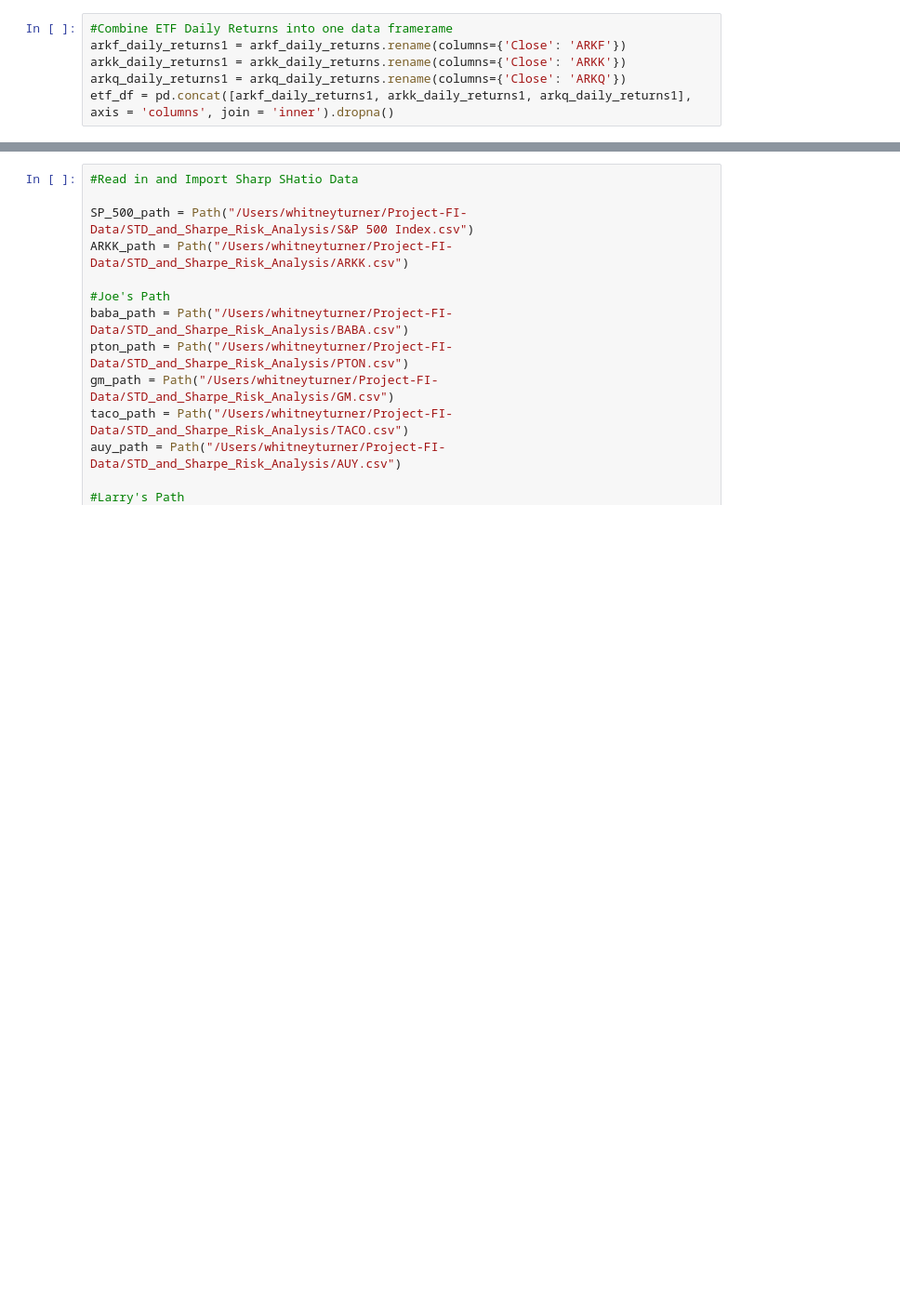
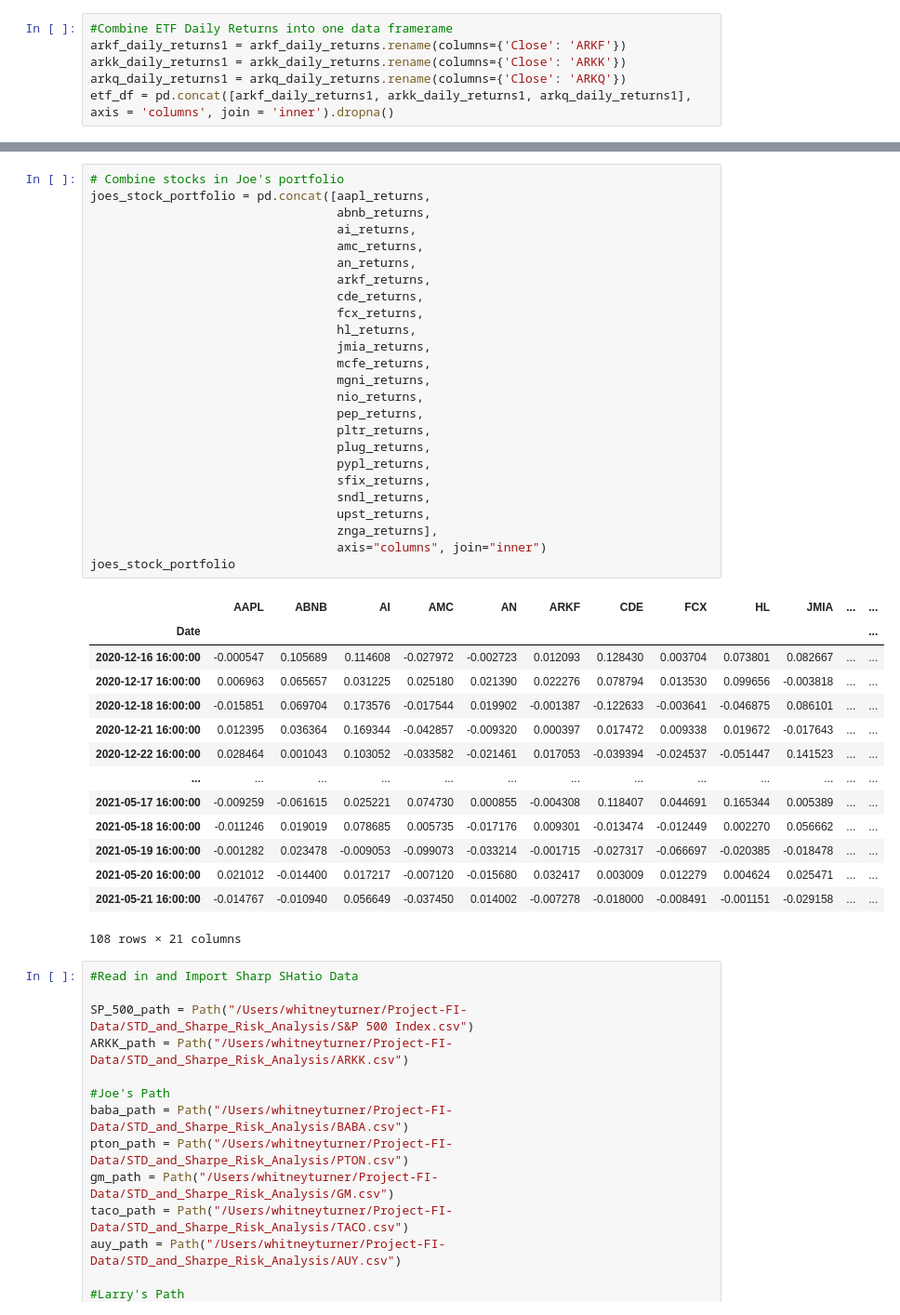
Before and after one commit to whitneydt/Project-FI-Data, a Jupyter notebook: Visualizations.ipynb, the cells around one changed output, grey strips where cells are left out. Shown at 93% size. Saved outputs shown, nothing was run; the diff lists cells and outputs as text; blank space fills up the shorter version.

```diff
--- a/Visualizations.ipynb
+++ b/Visualizations.ipynb
@@ -46,3 +169,43 @@ etf_df = pd.concat([arkf_daily_returns1, arkk_daily_returns1, arkq_daily_returns
+# %%
+# Combine stocks in Joe's portfolio
+joes_stock_portfolio = pd.concat([aapl_returns,
+                                  abnb_returns,
+                                  ai_returns,
+                                  amc_returns,
+                                  an_returns,
+                                  arkf_returns,
+                                  cde_returns,
+                                  fcx_returns,
+                                  hl_returns,
+                                  jmia_returns,
+                                  mcfe_returns,
+                                  mgni_returns,
+                                  nio_returns,
+                                  pep_returns,
+                                  pltr_returns,
+                                  plug_returns,
+                                  pypl_returns,
+                                  sfix_returns,
+                                  sndl_returns,
+                                  upst_returns,
+                                  znga_returns],
+                                  axis="columns", join="inner")
+joes_stock_portfolio
+# %% [output]
+|  | AAPL | ABNB | AI | AMC | AN | ARKF | CDE | FCX | HL | JMIA | ... | ... |
+| Date |  |  |  |  |  |  |  |  |  |  |  | ... |
+| 2020-12-16 16:00:00 | -0.000547 | 0.105689 | 0.114608 | -0.027972 | -0.002723 | 0.012093 | 0.128430 | 0.003704 | 0.073801 | 0.082667 | ... | ... |
+| 2020-12-17 16:00:00 | 0.006963 | 0.065657 | 0.031225 | 0.025180 | 0.021390 | 0.022276 | 0.078794 | 0.013530 | 0.099656 | -0.003818 | ... | ... |
+| 2020-12-18 16:00:00 | -0.015851 | 0.069704 | 0.173576 | -0.017544 | 0.019902 | -0.001387 | -0.122633 | -0.003641 | -0.046875 | 0.086101 | ... | ... |
+| 2020-12-21 16:00:00 | 0.012395 | 0.036364 | 0.169344 | -0.042857 | -0.009320 | 0.000397 | 0.017472 | 0.009338 | 0.019672 | -0.017643 | ... | ... |
+| 2020-12-22 16:00:00 | 0.028464 | 0.001043 | 0.103052 | -0.033582 | -0.021461 | 0.017053 | -0.039394 | -0.024537 | -0.051447 | 0.141523 | ... | ... |
+| ... | ... | ... | ... | ... | ... | ... | ... | ... | ... | ... | ... | ... |
+| 2021-05-17 16:00:00 | -0.009259 | -0.061615 | 0.025221 | 0.074730 | 0.000855 | -0.004308 | 0.118407 | 0.044691 | 0.165344 | 0.005389 | ... | ... |
+| 2021-05-18 16:00:00 | -0.011246 | 0.019019 | 0.078685 | 0.005735 | -0.017176 | 0.009301 | -0.013474 | -0.012449 | 0.002270 | 0.056662 | ... | ... |
+| 2021-05-19 16:00:00 | -0.001282 | 0.023478 | -0.009053 | -0.099073 | -0.033214 | -0.001715 | -0.027317 | -0.066697 | -0.020385 | -0.018478 | ... | ... |
+| 2021-05-20 16:00:00 | 0.021012 | -0.014400 | 0.017217 | -0.007120 | -0.015680 | 0.032417 | 0.003009 | 0.012279 | 0.004624 | 0.025471 | ... | ... |
+| 2021-05-21 16:00:00 | -0.014767 | -0.010940 | 0.056649 | -0.037450 | 0.014002 | -0.007278 | -0.018000 | -0.008491 | -0.001151 | -0.029158 | ... | ... |
+108 rows × 21 columns
 # %%
 #Read in and Import Sharp SHatio Data
 
```
Also changed, not shown: parts of 13 cells of this notebook, 5 other files.
